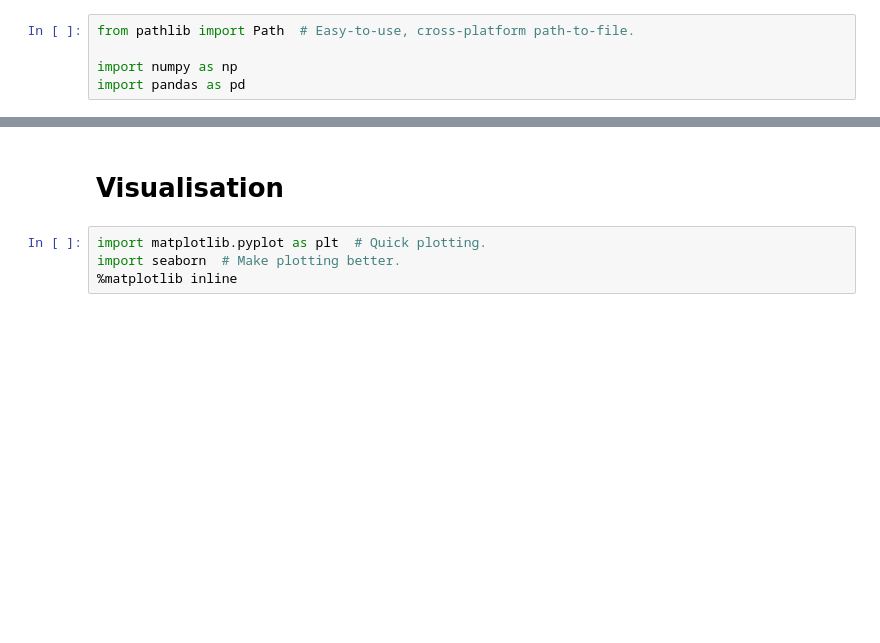
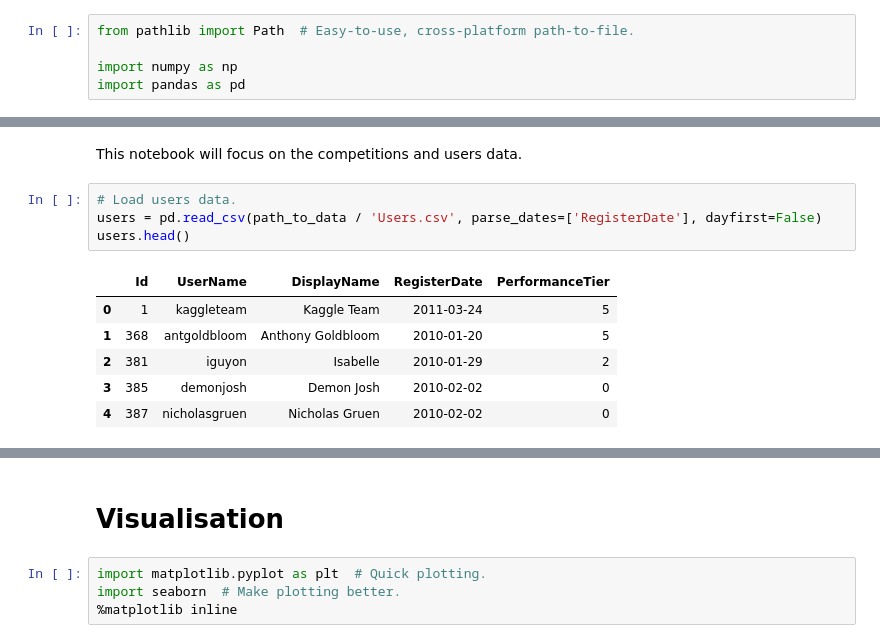
Before and after one commit to Ahhj/dashboarding-with-notebooks-kaggle, a Jupyter notebook: day-1/day-1.ipynb, the cells around one changed output, grey strips where cells are left out. Saved outputs shown, nothing was run; the diff lists cells and outputs as text; blank space fills up the shorter version.

```diff
--- a/day-1/day-1.ipynb
+++ b/day-1/day-1.ipynb
@@ -19,0 +48,13 @@ import pandas as pd
+# %% [markdown]
+This notebook will focus on the competitions and users data.
+# %%
+# Load users data.
+users = pd.read_csv(path_to_data / 'Users.csv', parse_dates=['RegisterDate'], dayfirst=False)
+users.head()
+# %% [output]
+|  | Id | UserName | DisplayName | RegisterDate | PerformanceTier |
+| 0 | 1 | kaggleteam | Kaggle Team | 2011-03-24 | 5 |
+| 1 | 368 | antgoldbloom | Anthony Goldbloom | 2010-01-20 | 5 |
+| 2 | 381 | iguyon | Isabelle | 2010-01-29 | 2 |
+| 3 | 385 | demonjosh | Demon Josh | 2010-02-02 | 0 |
+| 4 | 387 | nicholasgruen | Nicholas Gruen | 2010-02-02 | 0 |
```
Also changed, not shown: parts of 14 cells of this notebook.
